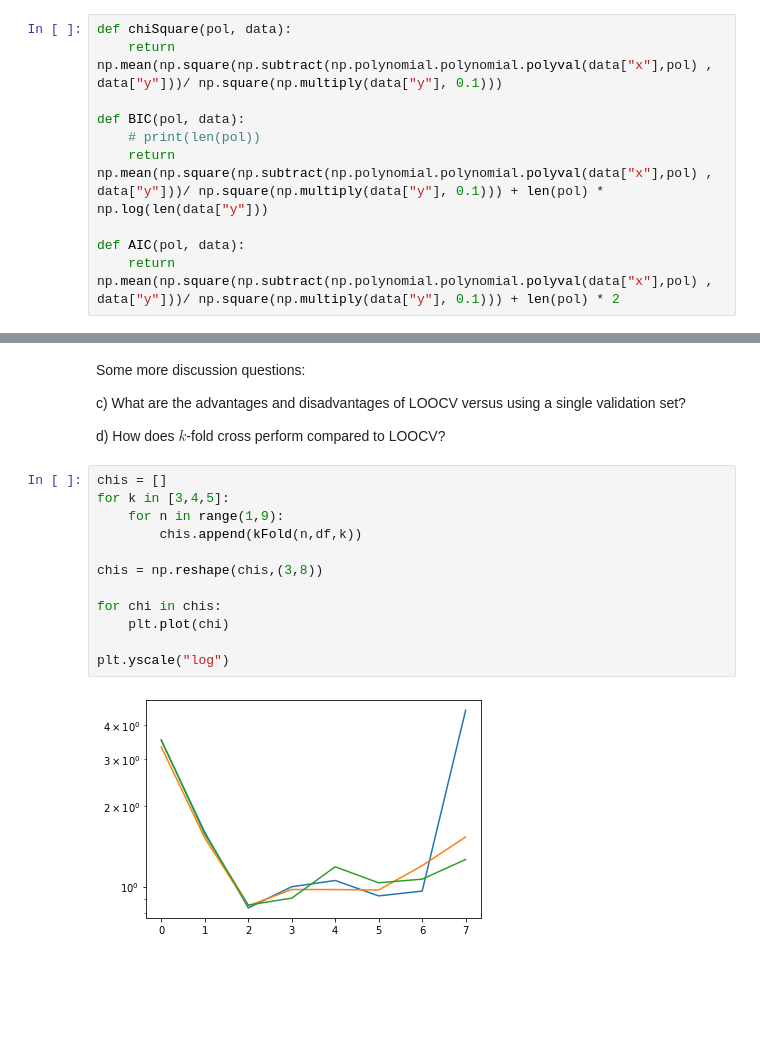
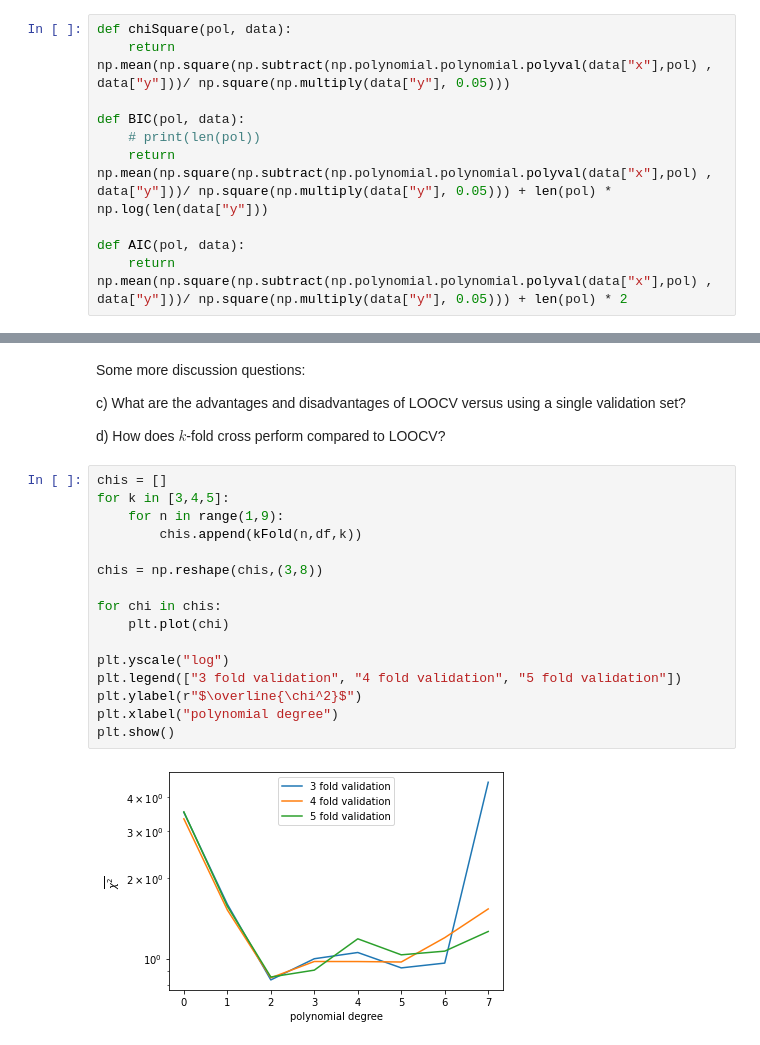
Before and after one commit to Leonhard-Moske/SMDA2, a Jupyter notebook: exercise3/Exercise03.ipynb, the cells around one changed output, grey strips where cells are left out. Drawn from its saved outputs; the diff is of its cells as text; blank space fills up the shorter version.

Commit message:
metrics better error, plot labels, finished overall

```diff
--- a/exercise3/Exercise03.ipynb
+++ b/exercise3/Exercise03.ipynb
@@ -64,14 +64,14 @@ In the literature, AIC and BIC are usually defined using $-2 \ln(\mathcal{L})$ a
 a) Plot AIC, BIC and $\chi^2$ of the fits performed in question 1 as a function of the number of free parameters.
 # %%
 def chiSquare(pol, data):
-    return np.mean(np.square(np.subtract(np.polynomial.polynomial.polyval(data["x"],pol) , data["y"]))/ np.square(np.multiply(data["y"], 0.1)))
+    return np.mean(np.square(np.subtract(np.polynomial.polynomial.polyval(data["x"],pol) , data["y"]))/ np.square(np.multiply(data["y"], 0.05)))
 
 def BIC(pol, data):
     # print(len(pol))
-    return np.mean(np.square(np.subtract(np.polynomial.polynomial.polyval(data["x"],pol) , data["y"]))/ np.square(np.multiply(data["y"], 0.1))) + len(pol) * np.log(len(data["y"]))
+    return np.mean(np.square(np.subtract(np.polynomial.polynomial.polyval(data["x"],pol) , data["y"]))/ np.square(np.multiply(data["y"], 0.05))) + len(pol) * np.log(len(data["y"]))
 
 def AIC(pol, data):
-    return np.mean(np.square(np.subtract(np.polynomial.polynomial.polyval(data["x"],pol) , data["y"]))/ np.square(np.multiply(data["y"], 0.1))) + len(pol) * 2
+    return np.mean(np.square(np.subtract(np.polynomial.polynomial.polyval(data["x"],pol) , data["y"]))/ np.square(np.multiply(data["y"], 0.05))) + len(pol) * 2
 # %%
 chi2 = []
 BICs = []
@@ -156,14 +161,18 @@ d) How does $k$-fold cross perform compared to LOOCV?
 # %%
 chis = []
 for k in [3,4,5]:
     for n in range(1,9):
         chis.append(kFold(n,df,k))
 
 chis = np.reshape(chis,(3,8))
 
 for chi in chis:
     plt.plot(chi)
 
 plt.yscale("log")
+plt.legend(["3 fold validation", "4 fold validation", "5 fold validation"])
+plt.ylabel(r"$\overline{\chi^2}$")
+plt.xlabel("polynomial degree")
+plt.show()
 # %% [output]
-[figure, old version]
+[figure, new version]
```
Also changed, not shown: parts of 2 cells of this notebook.
